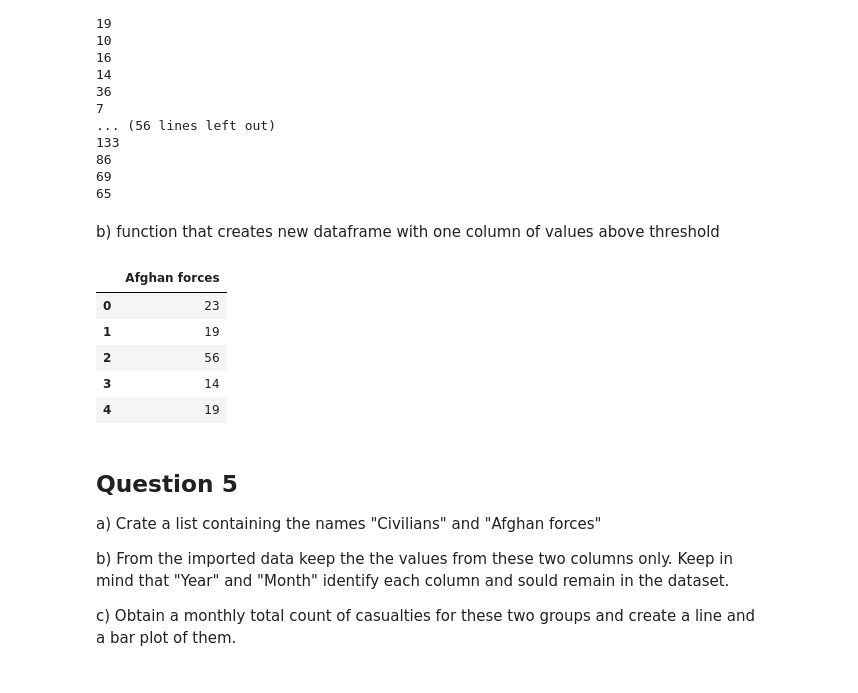
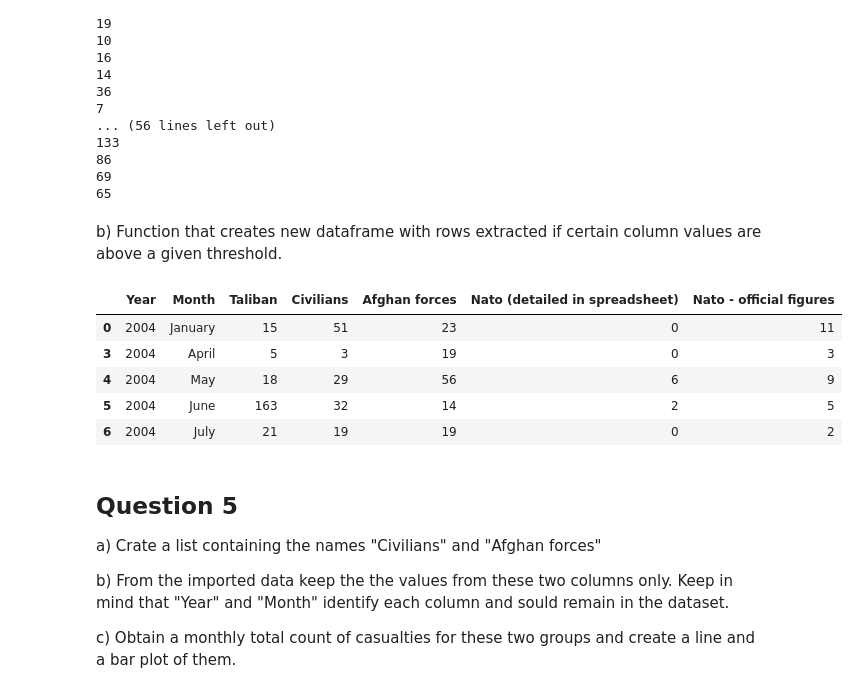
Before and after one commit to orlandocloss/data1, a Jupyter notebook: assignment2/Assignment2.ipynb, the cells around one changed output. Drawn from its saved outputs; the diff is of its cells as text; code cells hidden in the pictures.

```diff
--- a/assignment2/Assignment2.ipynb
+++ b/assignment2/Assignment2.ipynb
@@ -159,20 +142,9 @@ wikileaks_dataframe.head()
 # %%
 #Number of deaths per month. (Month is a categorical variable)
 
-months_total = { #create empty dictionary for each month to later load and make into dataframe
-    "Jan": 0,
-    "Feb": 0,
-    "Mar": 0,
-    "Apr": 0,
-    "May": 0,
-    "Jun": 0,
-    "Jul": 0,
-    "Aug": 0,
-    "Sep": 0,
-    "Oct": 0,
-    "Nov": 0,
-    "Dec": 0
-}
+#create empty dictionary for each month to later load and make into dataframe
+months_total = {"Jan": 0, "Feb": 0, "Mar": 0, "Apr": 0, "May": 0, "Jun": 0, \
+                "Jul": 0, "Aug": 0, "Sep": 0, "Oct": 0, "Nov": 0, "Dec": 0}
 
 for index, row in wikileaks_dataframe.iterrows(): #for every row of the dataframe
     current_month=row["Month"][0:3] #take the first three letters of the month
@@ -180,8 +152,7 @@ for index, row in wikileaks_dataframe.iterrows(): #for every row of the datafram
     months_total[current_month]+=row["Taliban"] + row["Civilians"] + row["Afghan forces"] \
         + row["Nato (detailed in spreadsheet)"] + row["Nato - official figures"]
 
-
-months_dataframe = pd.DataFrame(list(months_total.items()), columns=['Month', 'Total']) #make the months dictionary into a list
+months_dataframe = pd.DataFrame(list(months_total.items()), columns=['Month', 'Total']) #make the months_total dictionary into a pandas dataframe
 months_dataframe.head() #display new month dataframe
 # %% [output]
 |  | Month | Total |
@@ -236,27 +213,27 @@ print_each_row("Afghan forces", wikileaks_dataframe) #test with Afghan column an
 69
 65
 # %% [markdown]
-b) function that creates new dataframe with one column of values above threshold
+b) Function that creates new dataframe with rows extracted if certain column values are above a given threshold.
 # %%
+
 def extract_row_threshold(column, dataframe, threshold): #define new function with threshold input
-    extracted_values=[] #empty list to extract values into that are above threshold
-    for row_value in dataframe[column]: #for every row in the target column
-        if row_value >  threshold: #if that value is larger than threshold
-            extracted_values.append(row_value) #add that value to the extract values list
-    new_data = {column:extracted_values} # create a dictionary of one column with the extracted values above the threshold
-    new_dataframe = pd.DataFrame(new_data) #turn this dictionary to a pandas dataframe
-    return new_dataframe #return pandas df
+    extracted_rows=[] #empty list to extract rows into that have values above threshold
+    for index, row in dataframe.iterrows(): #for every index and row of the dataframe
+        if row[column] > threshold: #if the desired column value is above threshold
+            extracted_rows.append(row) #add whole row to the list
+    new_dataframe=pd.DataFrame(extracted_rows) #make the list of new rows into pandas dataframe
+    return new_dataframe #return pandas dataframe
+
 
 new_dataframe = extract_row_threshold("Afghan forces", wikileaks_dataframe, 10) #test with threshold 10
-
 new_dataframe.head() #display new table
 # %% [output]
-|  | Afghan forces |
-| 0 | 23 |
-| 1 | 19 |
-| 2 | 56 |
-| 3 | 14 |
-| 4 | 19 |
+|  | Year | Month | Taliban | Civilians | Afghan forces | Nato (detailed in spreadsheet) | Nato - official figures |
+| 0 | 2004 | January | 15 | 51 | 23 | 0 | 11 |
+| 3 | 2004 | April | 5 | 3 | 19 | 0 | 3 |
+| 4 | 2004 | May | 18 | 29 | 56 | 6 | 9 |
+| 5 | 2004 | June | 163 | 32 | 14 | 2 | 5 |
+| 6 | 2004 | July | 21 | 19 | 19 | 0 | 2 |
 # %% [markdown]
 ## Question 5
 a) Crate a list containing the names "Civilians" and "Afghan forces"
```
Also changed, not shown: parts of 27 cells of this notebook, 1 other file.
